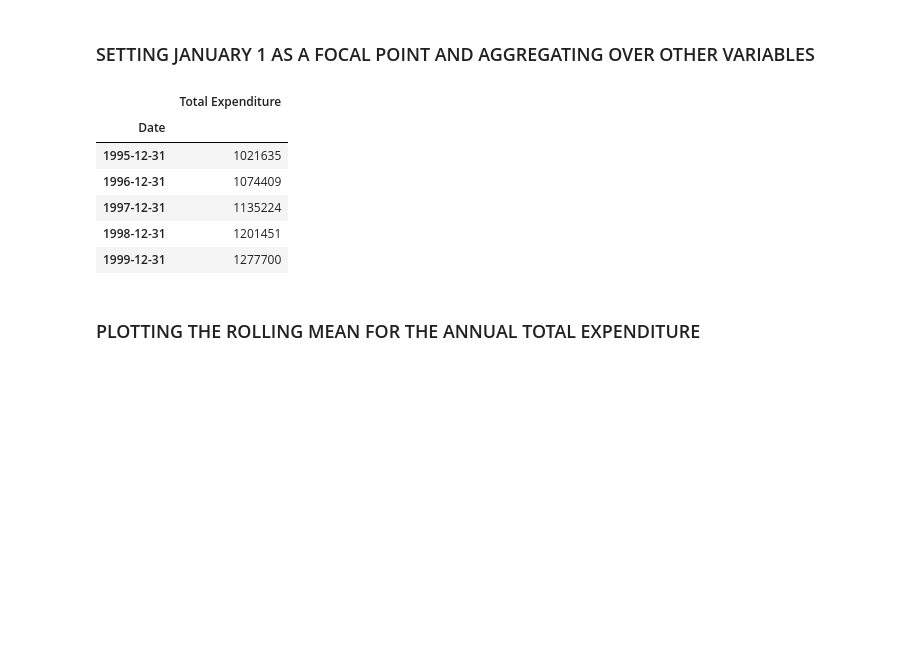
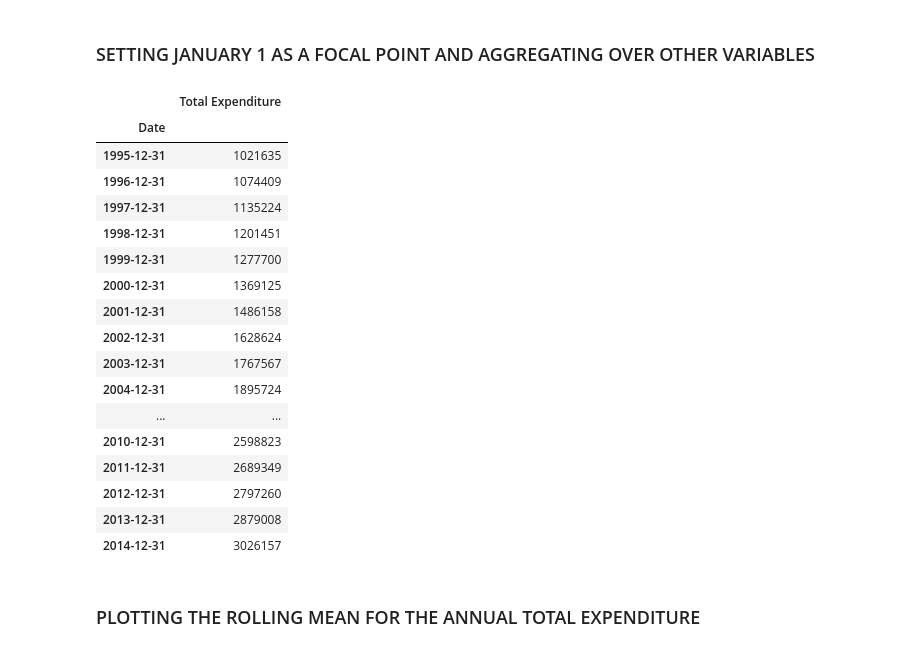
Before and after one commit to judesgit/GA-Data_Science, a Jupyter notebook: projects/final-project/Jude Nwosu -- GA Project -- HealthCare Final Project.ipynb, the cells around one changed output. Drawn from its saved outputs; the diff is of its cells as text; code cells hidden in the pictures; blank space fills up the shorter version.

```diff
--- a/projects/final-project/Jude Nwosu -- GA Project -- HealthCare Final Project.ipynb
+++ b/projects/final-project/Jude Nwosu -- GA Project -- HealthCare Final Project.ipynb
@@ -112,15 +112,26 @@ array([184393, 198750, 210376, 209420, 213173, 224829, 247686, 265381,
 ### SETTING JANUARY 1 AS A FOCAL POINT AND AGGREGATING OVER OTHER VARIABLES
 # %%
 Medicare1= df[df['Month'] == 1][['Total Expenditure']].resample('A').sum()
-Medicare1.head()
+Medicare1.head(20)
 # %% [output]
 |  | Total Expenditure |
 | Date |  |
 | 1995-12-31 | 1021635 |
 | 1996-12-31 | 1074409 |
 | 1997-12-31 | 1135224 |
 | 1998-12-31 | 1201451 |
 | 1999-12-31 | 1277700 |
+| 2000-12-31 | 1369125 |
+| 2001-12-31 | 1486158 |
+| 2002-12-31 | 1628624 |
+| 2003-12-31 | 1767567 |
+| 2004-12-31 | 1895724 |
+| ... | ... |
+| 2010-12-31 | 2598823 |
+| 2011-12-31 | 2689349 |
+| 2012-12-31 | 2797260 |
+| 2013-12-31 | 2879008 |
+| 2014-12-31 | 3026157 |
 # %% [markdown]
 ### PLOTTING THE ROLLING MEAN FOR THE ANNUAL TOTAL EXPENDITURE
 # %%
```
Also changed, not shown: parts of 9 cells of this notebook.
